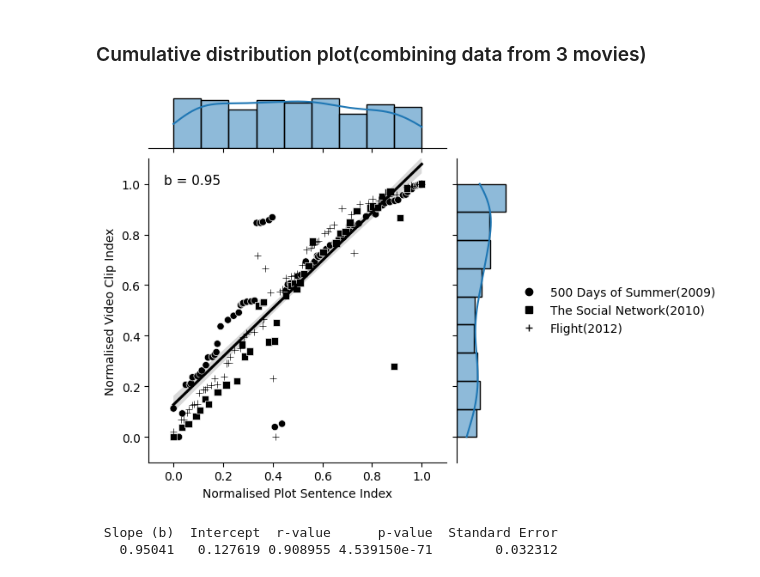
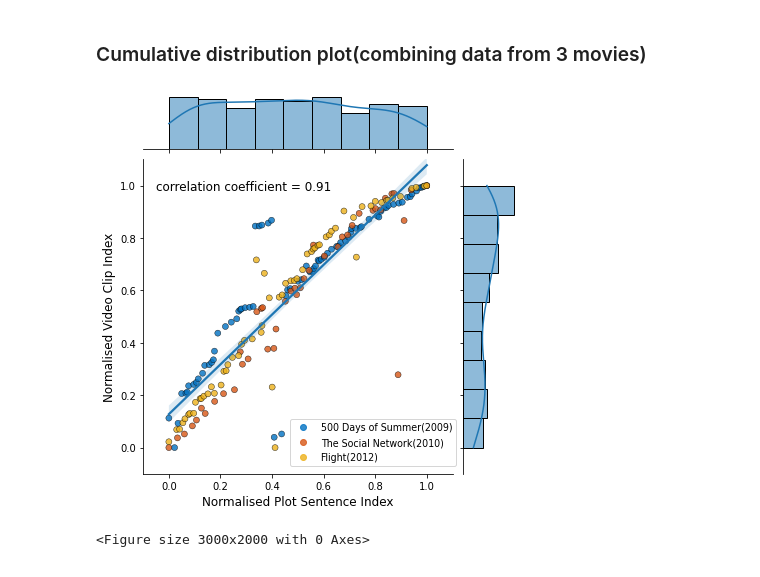
Before and after one commit to Marina-Zhou/Movie_Event_Alignment, a Jupyter notebook: Plot_coverage_visualization.ipynb, the cells around one changed output. Saved outputs shown, nothing was run; the diff lists cells and outputs as text; code cells hidden in the pictures.

```diff
--- a/Plot_coverage_visualization.ipynb
+++ b/Plot_coverage_visualization.ipynb
@@ -8,16 +8,13 @@ import numpy as np
 from scipy import stats,integrate
 import matplotlib.pyplot as plt
 import seaborn as sns
-sns.set()
-plt.style.use('default')
-pd.set_option('display.max_rows', None)
 from scipy.stats import linregress
 # %% [markdown]
 ### Data preprocess (Calculating normalized video clip index & plot sentence index)
 # %%
 # Import all (ML&manually extracted) events data from 3 movies
-all_500_df = pd.read_csv('AllEvents_500Days.csv')
-all_tsn_df = pd.read_csv('AllEvent_TSN.csv')
+all_500_df = pd.read_csv('All_Events_500Days.csv')
+all_tsn_df = pd.read_csv('All_Event_TSN.csv')
 all_flight_df = pd.read_csv('All_Event_Flight.csv')
 # %%
 # Collect all manually extracted events data
@@ -121,12 +122,12 @@ print(df_rg_tsn.to_string(index=False))
 # %%
 # plot jointplot
 # normalised plot sentence index as x variable and normalised video clip index as y variable
-figure_height = 5
-plot =sns.jointplot(manual_flight_df_drop0, x="Normalised Plot Sentence Index", y="Normalised Video Clip Index", kind='reg', height=figure_height, xlim=(-0.1, 1.1), ylim=(-0.1, 1.1))
+figure_height = 6
+plot =sns.jointplot(manual_flight_df_drop0, x="Normalised Plot Sentence Index", y="Normalised Video Clip Index", kind='reg', height=figure_height, xlim=(-0.1, 1.1), ylim=(-0.1, 1.1), color="#1f77b4")
 
-plt.subplots_adjust(top=0.9)  # Adjust the top margin to make space for the title
-plt.suptitle("Flight(2012)", fontsize=12)
+plt.title("Flight(2012)", fontsize=10, y=-0.20)
 
-b = slope
-plt.text(0.05, 0.95, f'b = {b:.2f}', transform=plot.ax_joint.transAxes, fontsize=11, va='top');
+plt.text(0.05, 0.98, f'correlation coefficient = {r_value_flight:.2f}', transform=plot.ax_joint.transAxes, fontsize=10, va='top')
+
+plt.figure(dpi=500);
 # %% [output]
@@ -157,58 +148,37 @@ df = pd.concat([manual_500_df_drop0, manual_tsn_df_drop0, manual_flight_df_drop0
 # %%
-# Set sns default color "black"
-custom_palette = ['black']
-sns.set_palette(custom_palette)
-
+figure_height = 6
 # Plot cumulative distribution plot
-figure_height = 5
 g = sns.JointGrid(data=df, x="Normalised Plot Sentence Index", y="Normalised Video Clip Index", height=figure_height, xlim=(-0.1, 1.1), ylim=(-0.1, 1.1))
-
-markers = ["o", "s", "+"]
+g.ax_joint.set_xlabel("Normalised Plot Sentence Index", fontsize=12)
+g.ax_joint.set_ylabel("Normalised Video Clip Index", fontsize=12)
 legend_labels = df["MovieName"].unique()
+colors = {"500 Days of Summer(2009)": "#0071c2", "The Social Network(2010)": "#d75615", "Flight(2012)": "#edb11a"}
+colors_legend= ["#0071c2", "#d75615", "#edb11a"]
 
 # Traverse each movie and draw the corresponding scatterplot
 for i, movie_name in enumerate(df["MovieName"].unique()):
     movie_data = df[df["MovieName"] == movie_name]
     sns.scatterplot(data=movie_data, x="Normalised Plot Sentence Index", y="Normalised Video Clip Index",
-                    hue="MovieName", ax=g.ax_joint, marker=markers[i])
+                    hue="MovieName", ax=g.ax_joint, palette=colors, alpha=0.8, edgecolor="black")
 
 # Add regression lines for all data
-sns.regplot(data=df, x="Normalised Plot Sentence Index", y="Normalised Video Clip Index", scatter=False, color="black", ax=g.ax_joint)
-
+sns.regplot(data=df, x="Normalised Plot Sentence Index", y="Normalised Video Clip Index", scatter=False, ax=g.ax_joint, color="#1f77b4")
 ax = g.ax_joint
 
+plt.text(0.05, 1.15, f'correlation coefficient = {r_value_3:.2f}', transform=plot.ax_joint.transAxes, fontsize=12, va='top')
+
 # Manually create a legend with the correct symbols
-legend_handles = [plt.Line2D([], [], marker=markers[i], linestyle='None', label=label)
+legend_handles = [plt.Line2D([], [], linestyle='None', marker='o', label=label, color=colors_legend[i], alpha=0.8,)
                   for i, label in enumerate(legend_labels)]
 
 # Add legend
-ax.legend(handles=legend_handles, loc='center left', bbox_to_anchor=(1.2, 0.5), frameon=False)
-
-# b = slope
-# plt.text(0.05, 0.95, f'b = {b:.2f}', transform=g.ax_joint.transAxes, fontsize=11, va='top');
+ax.legend(handles=legend_handles, loc='center left', bbox_to_anchor=(0.46, 0.1), prop={'size': 9.5}, borderpad = 0.4)
 
 # Plot marginal plot
 sns.histplot(data=df, x="Normalised Plot Sentence Index", ax=g.ax_marg_x, color="#1f77b4", kde=True)
 sns.histplot(data=df, y="Normalised Video Clip Index", ax=g.ax_marg_y, color="#1f77b4", kde=True, orientation="horizontal")
 
-plt.show()
+plt.figure(dpi=500);
 # %% [output]
-[figure, old version]
+[figure, new version]
+<Figure size 3000x2000 with 0 Axes>
-# %%
-# Perform linear regression to obtain the slope coefficient (b), intercept, r-value, p-value, and std_err
-x_data = np.array(df["Normalised Plot Sentence Index"])
-y_data = np.array(df["Normalised Video Clip Index"])
-slope, intercept, r_value, p_value, std_err = linregress(x_data, y_data)
-
-data = {
-    'Slope (b)': [slope],
-    'Intercept': [intercept],
-    'r-value': [r_value],
-    'p-value': [p_value],
-    'Standard Error': [std_err]
-}
-df_rg_all = pd.DataFrame(data)
-print(df_rg_all.to_string(index=False))
-# %% [output]
- Slope (b)  Intercept  r-value      p-value  Standard Error
-   0.95041   0.127619 0.908955 4.539150e-71        0.032312
```
Also changed, not shown: parts of 11 cells of this notebook, 2 other files.
